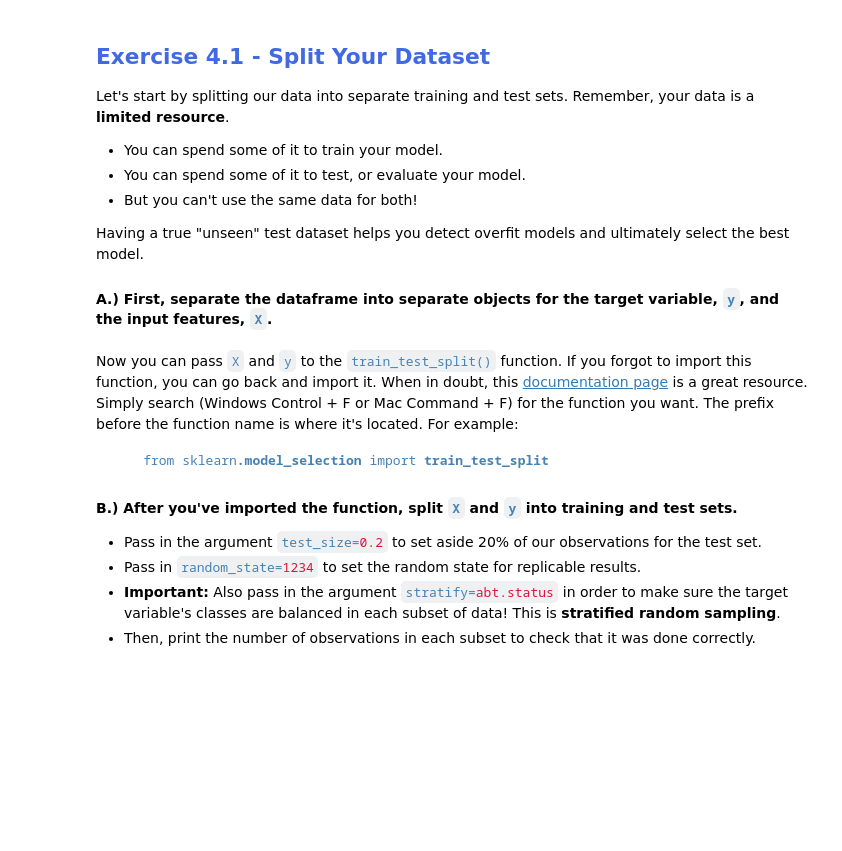
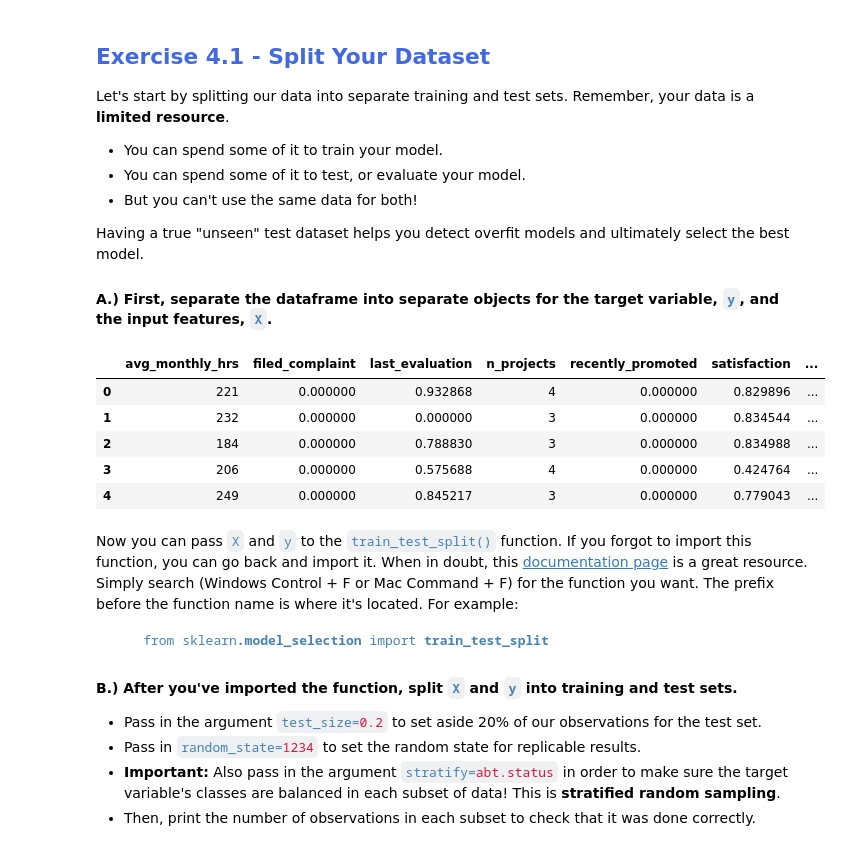
Before and after one commit to tundeiness/Chief-People-Officer, a Jupyter notebook: 4 - Workbook - Model Evaluation.ipynb, the cells around one changed output. Saved outputs shown, nothing was run; the diff lists cells and outputs as text; code cells hidden in the pictures; blank space fills up the shorter version.

```diff
--- a/4 - Workbook - Model Evaluation.ipynb
+++ b/4 - Workbook - Model Evaluation.ipynb
@@ -336,3 +336,12 @@ Let's start by splitting our data into separate training and test sets. Remember
 Having a true "unseen" test dataset helps you detect overfit models and ultimately select the best model.
 
 #### A.) First, separate the dataframe into separate objects for the target variable, <code style="color:steelblue">y</code>, and the input features, <code style="color:steelblue">X</code>.
+# %%
+analytical_base_table.head()
+# %% [output]
+|  | avg_monthly_hrs | filed_complaint | last_evaluation | n_projects | recently_promoted | satisfaction | ... |
+| 0 | 221 | 0.000000 | 0.932868 | 4 | 0.000000 | 0.829896 | ... |
+| 1 | 232 | 0.000000 | 0.000000 | 3 | 0.000000 | 0.834544 | ... |
+| 2 | 184 | 0.000000 | 0.788830 | 3 | 0.000000 | 0.834988 | ... |
+| 3 | 206 | 0.000000 | 0.575688 | 4 | 0.000000 | 0.424764 | ... |
+| 4 | 249 | 0.000000 | 0.845217 | 3 | 0.000000 | 0.779043 | ... |
```
Also changed, not shown: parts of 1 cell of this notebook.
